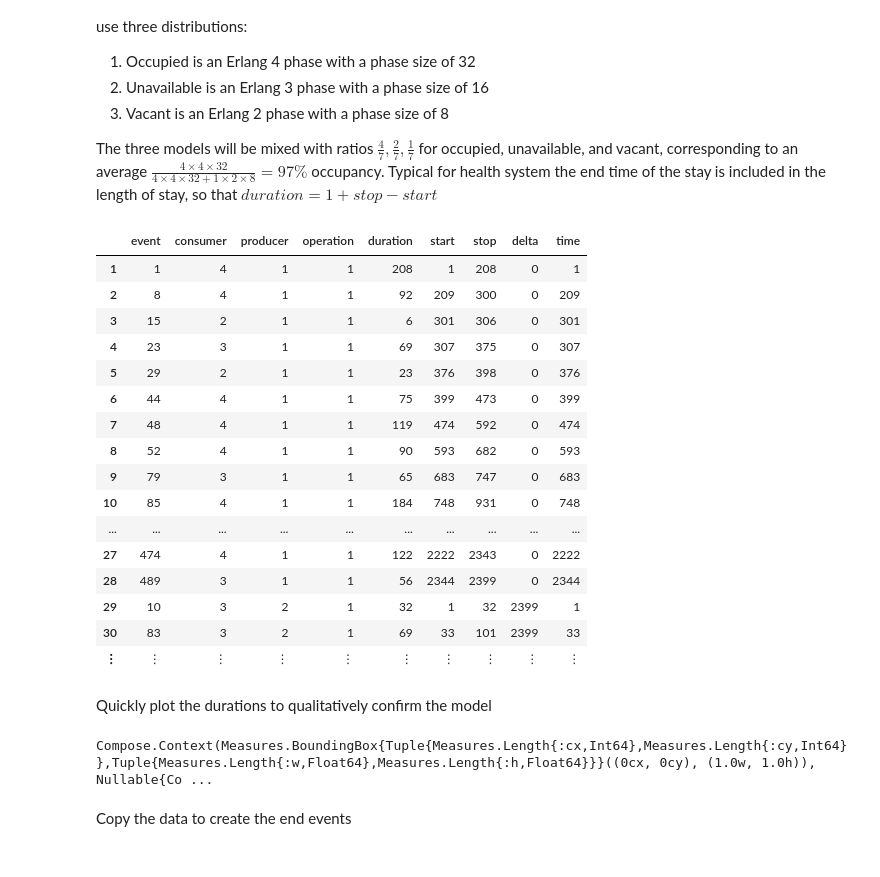
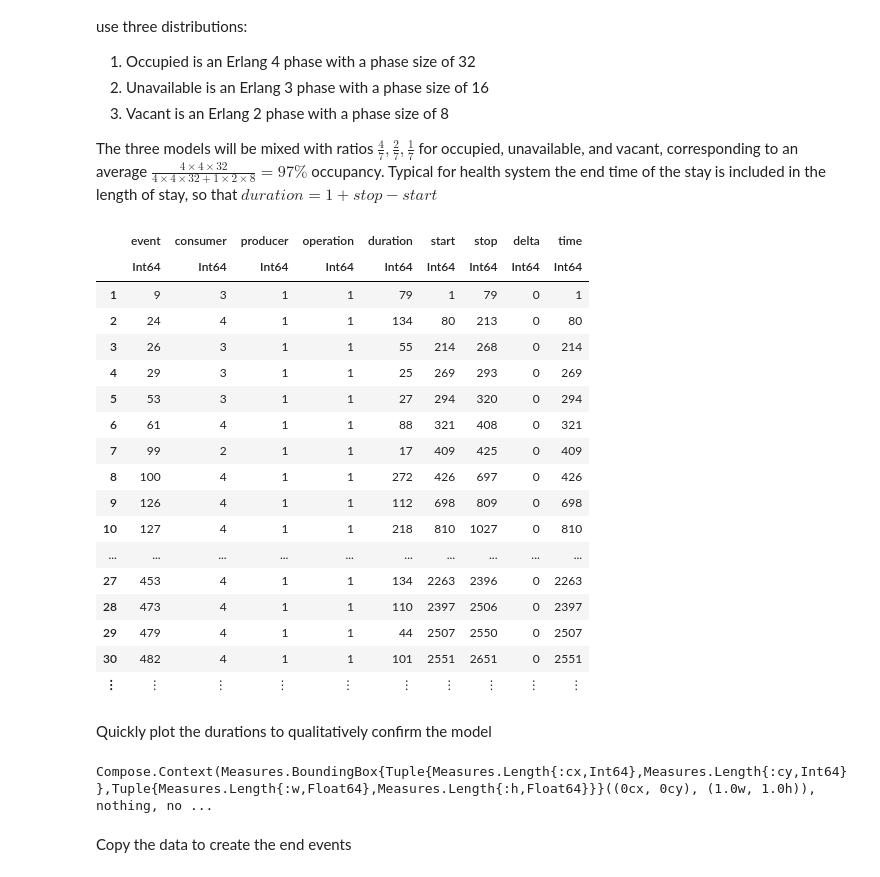
Before and after one commit to aaronsheldon/tableau-examples, a Jupyter notebook: simple-data-generation.ipynb, the cells around one changed output. Cells and saved outputs as stored; diff of their text form; code cells hidden in the pictures.

Commit message:
Stub for data generation for the Tableau community post on hazard rate standard errors

```diff
--- a/simple-data-generation.ipynb
+++ b/simple-data-generation.ipynb
@@ -17,49 +28,51 @@ From previous work we know that the distribution of length of stays in the healt
 
 The three models will be mixed with ratios ${\frac{4}{7},\frac{2}{7},\frac{1}{7}}$ for occupied, unavailable, and vacant, corresponding to an average $\frac{4\times4\times32}{4\times4\times32+1\times2\times8}=97\%$ occupancy. Typical for health system the end time of the stay is included in the length of stay, so that $duration = 1+stop-start$
 # %%
+n = 8192;
 stays = DataFrame(
-    event = collect(1:512),
-    consumer = rand([4,4,4,4,3,3,2], 512),
-    producer = rand(1:16, 512),
-    operation = ones(Int64, 512)
+    event = collect(1:n),
+    consumer = rand([4,4,4,4,3,3,2], n),
+    producer = rand(1:16, n),
+    operation = ones(Int64, n)
 );
 stays[:duration] = ceil.(
     Int64,
-    (2.^(1 + stays[:consumer])) .* (cumsum(-log.(1 - rand(512,4)), 2)[CartesianIndex.(1:512, stays[:consumer])])
+    (2 .^(1 .+ stays[:consumer])) .* (cumsum(-log.(1 .- rand(n,4)), dims = 2)[CartesianIndex.(1:n, stays[:consumer])])
 )
 sort!(stays,[:producer,:event]);
-stays[:start] = [1; 1 + cumsum(stays[:duration])[1:end-1]];
+stays[:start] = [1; 1 .+ cumsum(stays[:duration])[1:end-1]];
 stays[:stop] = cumsum(stays[:duration]);
-stays[:delta] = zeros(Int64, 512);
+stays[:delta] = zeros(Int64, n);
 stays[[true; stays[2:end,:producer] .!= stays[1:(end-1),:producer]], :delta] = [
     0;
     (
         stays[[true; stays[2:end,:producer] .!= stays[1:(end-1),:producer]],:start][2:end] -
         stays[[true; stays[2:end,:producer] .!= stays[1:(end-1),:producer]],:start][1:(end-1)]
     )
 ];
 stays[:delta] = cumsum(stays[:delta]);
 stays[:start] = stays[:start] - stays[:delta];
 stays[:stop] = stays[:stop] - stays[:delta];
 stays[:time] = stays[:start];
 stays
 # %% [output]
 |  | event | consumer | producer | operation | duration | start | stop | delta | time |
-| 1 | 1 | 4 | 1 | 1 | 208 | 1 | 208 | 0 | 1 |
-| 2 | 8 | 4 | 1 | 1 | 92 | 209 | 300 | 0 | 209 |
-| 3 | 15 | 2 | 1 | 1 | 6 | 301 | 306 | 0 | 301 |
-| 4 | 23 | 3 | 1 | 1 | 69 | 307 | 375 | 0 | 307 |
-| 5 | 29 | 2 | 1 | 1 | 23 | 376 | 398 | 0 | 376 |
-| 6 | 44 | 4 | 1 | 1 | 75 | 399 | 473 | 0 | 399 |
-| 7 | 48 | 4 | 1 | 1 | 119 | 474 | 592 | 0 | 474 |
-| 8 | 52 | 4 | 1 | 1 | 90 | 593 | 682 | 0 | 593 |
-| 9 | 79 | 3 | 1 | 1 | 65 | 683 | 747 | 0 | 683 |
-| 10 | 85 | 4 | 1 | 1 | 184 | 748 | 931 | 0 | 748 |
+|  | Int64 | Int64 | Int64 | Int64 | Int64 | Int64 | Int64 | Int64 | Int64 |
+| 1 | 9 | 3 | 1 | 1 | 79 | 1 | 79 | 0 | 1 |
+| 2 | 24 | 4 | 1 | 1 | 134 | 80 | 213 | 0 | 80 |
+| 3 | 26 | 3 | 1 | 1 | 55 | 214 | 268 | 0 | 214 |
+| 4 | 29 | 3 | 1 | 1 | 25 | 269 | 293 | 0 | 269 |
+| 5 | 53 | 3 | 1 | 1 | 27 | 294 | 320 | 0 | 294 |
+| 6 | 61 | 4 | 1 | 1 | 88 | 321 | 408 | 0 | 321 |
+| 7 | 99 | 2 | 1 | 1 | 17 | 409 | 425 | 0 | 409 |
+| 8 | 100 | 4 | 1 | 1 | 272 | 426 | 697 | 0 | 426 |
+| 9 | 126 | 4 | 1 | 1 | 112 | 698 | 809 | 0 | 698 |
+| 10 | 127 | 4 | 1 | 1 | 218 | 810 | 1027 | 0 | 810 |
 | ... | ... | ... | ... | ... | ... | ... | ... | ... | ... |
-| 27 | 474 | 4 | 1 | 1 | 122 | 2222 | 2343 | 0 | 2222 |
-| 28 | 489 | 3 | 1 | 1 | 56 | 2344 | 2399 | 0 | 2344 |
-| 29 | 10 | 3 | 2 | 1 | 32 | 1 | 32 | 2399 | 1 |
-| 30 | 83 | 3 | 2 | 1 | 69 | 33 | 101 | 2399 | 33 |
+| 27 | 453 | 4 | 1 | 1 | 134 | 2263 | 2396 | 0 | 2263 |
+| 28 | 473 | 4 | 1 | 1 | 110 | 2397 | 2506 | 0 | 2397 |
+| 29 | 479 | 4 | 1 | 1 | 44 | 2507 | 2550 | 0 | 2507 |
+| 30 | 482 | 4 | 1 | 1 | 101 | 2551 | 2651 | 0 | 2551 |
 | ⋮ | ⋮ | ⋮ | ⋮ | ⋮ | ⋮ | ⋮ | ⋮ | ⋮ | ⋮ |
 # %% [markdown]
 Quickly plot the durations to qualitatively confirm the model
@@ -70,7 +83,7 @@ vstack(
     plot(x = stays[:duration][stays[:consumer] .== 4], Geom.histogram)
 )
 # %% [output]
-Compose.Context(Measures.BoundingBox{Tuple{Measures.Length{:cx,Int64},Measures.Length{:cy,Int64}},Tuple{Measures.Length{:w,Float64},Measures.Length{:h,Float64}}}((0cx, 0cy), (1.0w, 1.0h)), Nullable{Co ...
+Compose.Context(Measures.BoundingBox{Tuple{Measures.Length{:cx,Int64},Measures.Length{:cy,Int64}},Tuple{Measures.Length{:w,Float64},Measures.Length{:h,Float64}}}((0cx, 0cy), (1.0w, 1.0h)), nothing, no ...
 # %% [markdown]
 Copy the data to create the end events
 # %%
```
Also changed, not shown: parts of 5 cells of this notebook.
